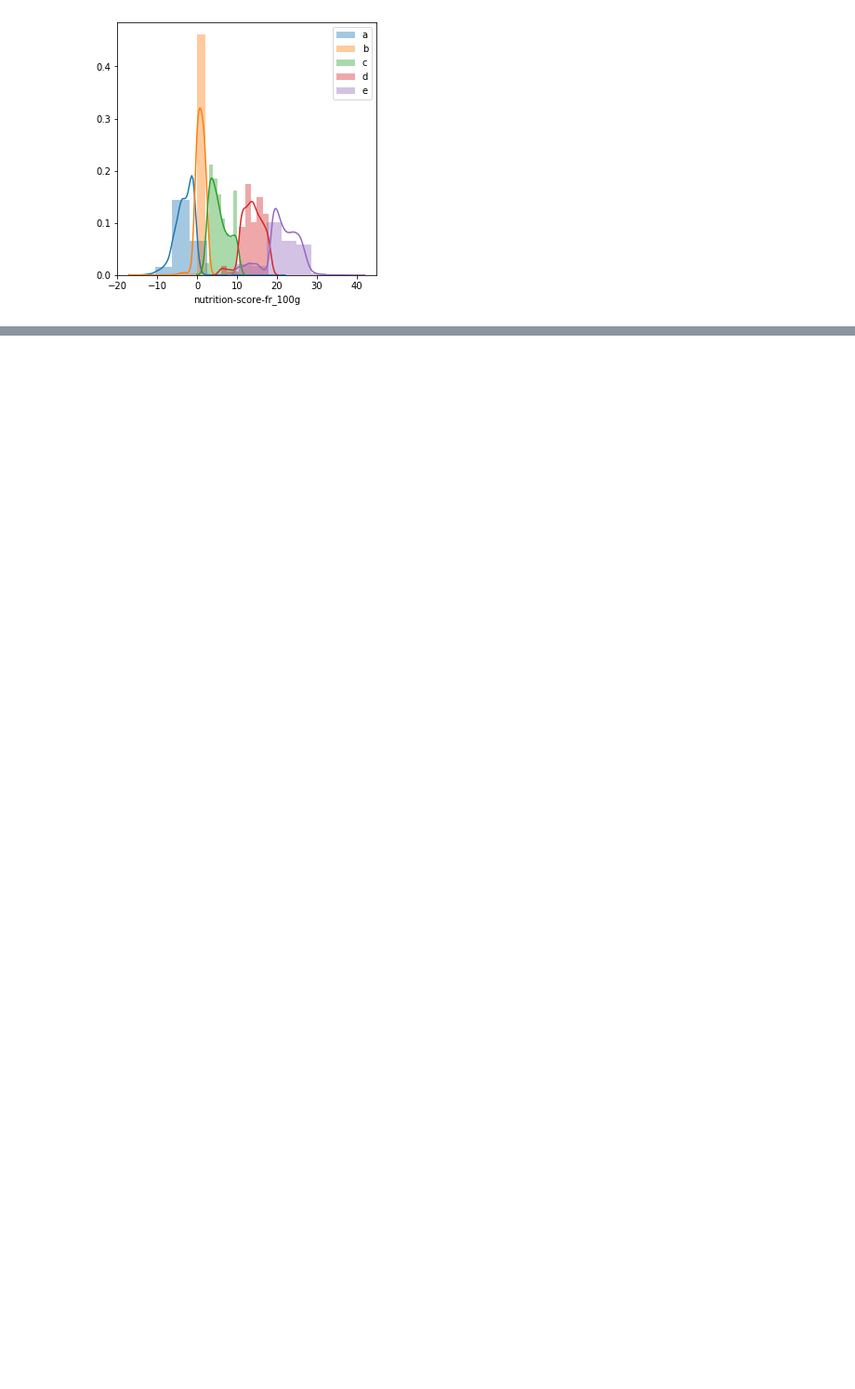
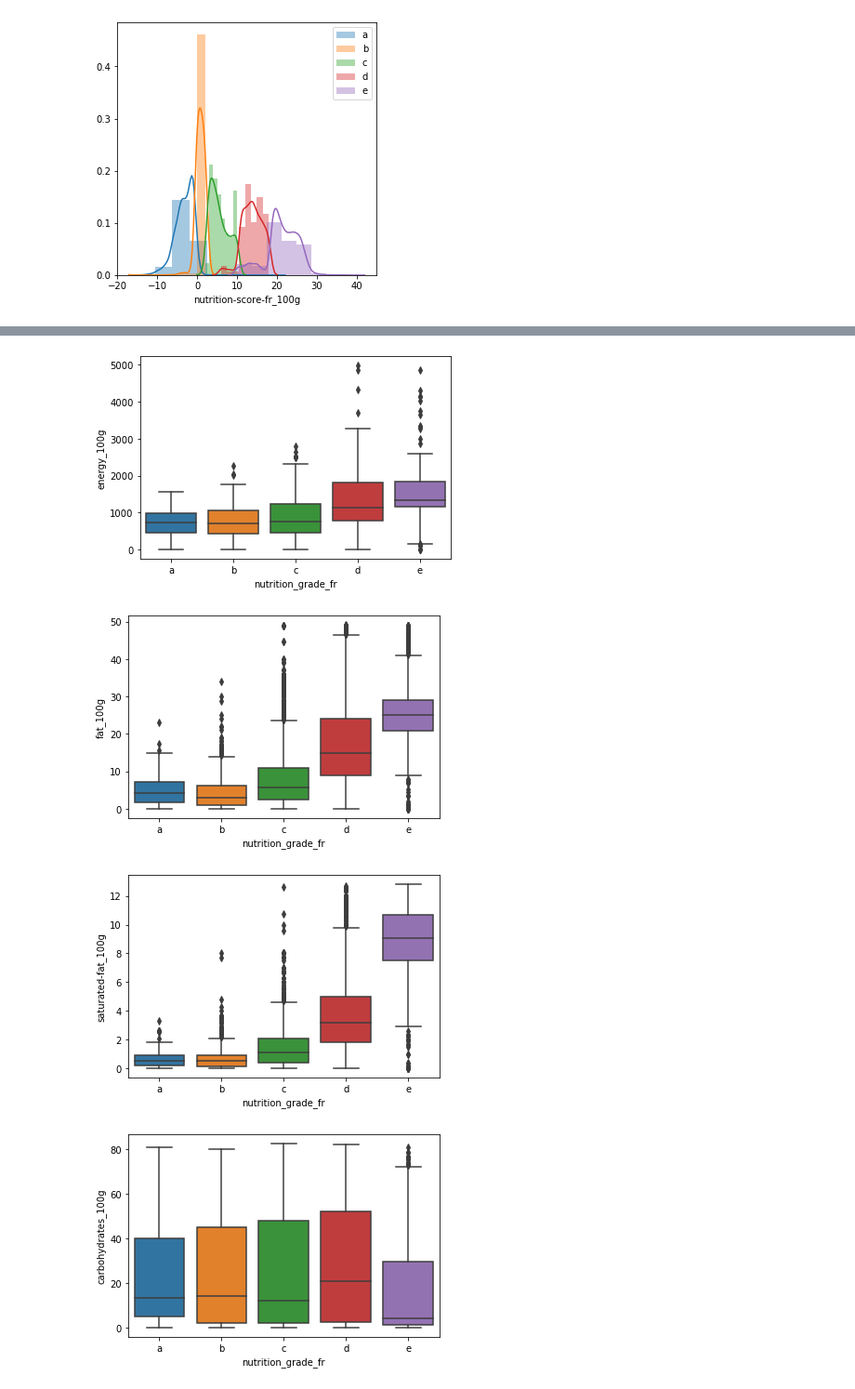
Before and after one commit to MarcBickel/project_gobigorgohome, a Jupyter notebook: openfood_lorenzo.ipynb, the cells around one changed output, grey strips where cells are left out. Shown at 93% size. Cells and saved outputs as stored; diff of their text form; code cells hidden in the pictures; blank space fills up the shorter version.

```diff
--- a/openfood_lorenzo.ipynb
+++ b/openfood_lorenzo.ipynb
@@ -134,0 +176,10 @@ for var in facts_100g:
+# %%
+# boxplot with the reduced dataset
+for var in facts_100g:
+    fig,ax=plt.subplots()
+    sns.boxplot(x="nutrition_grade_fr", y=var, data=df_ns_small,order=['a','b','c','d','e'],ax=ax)
+# %% [output]
+[figure, added]
+[figure, added]
+[figure, added]
+[figure, added]
```
Also changed, not shown: parts of 25 cells of this notebook.
